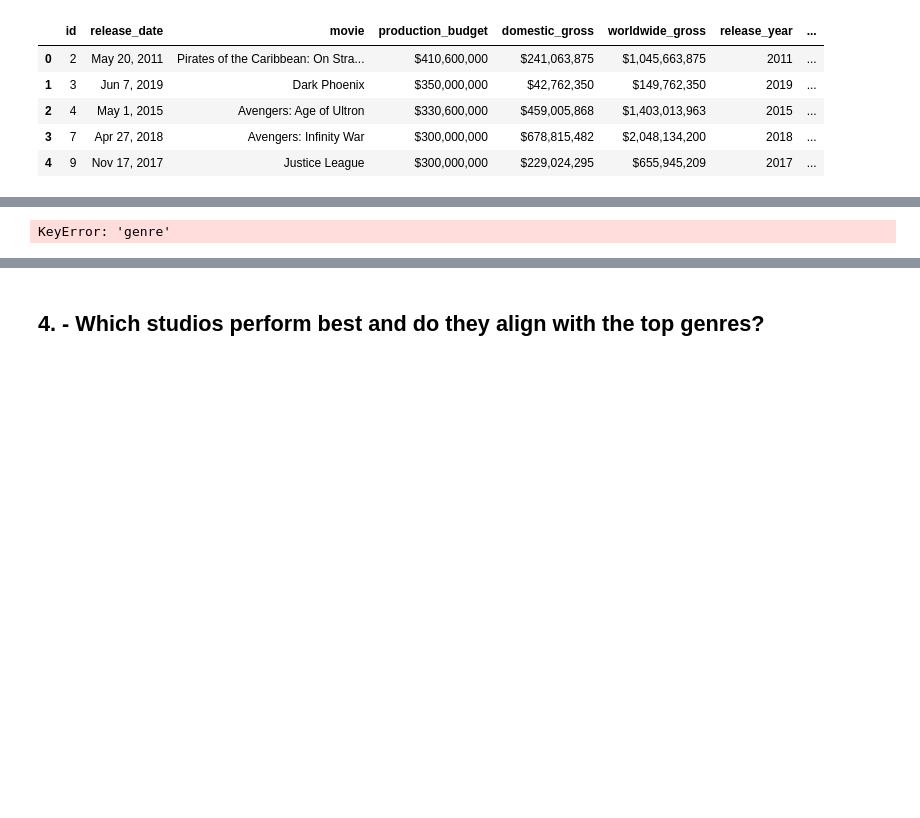
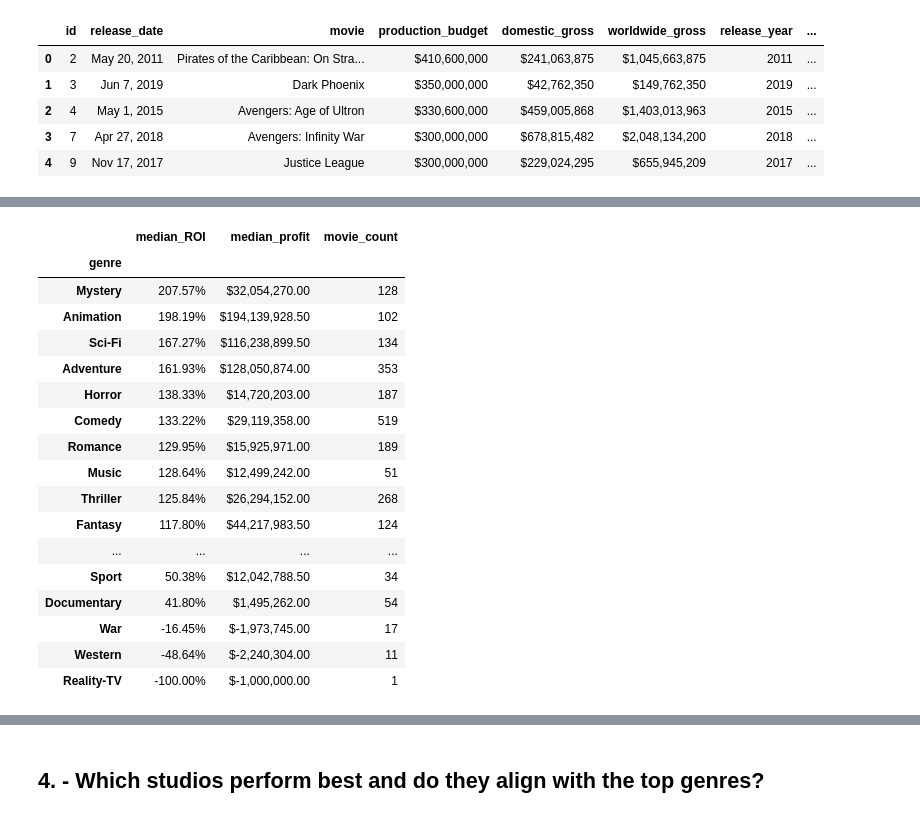
Before and after one commit to arlenestanley1/dsc-module-3-project-v3, a Jupyter notebook: student.ipynb, the cells around one changed output, grey strips where cells are left out. Cells and saved outputs as stored; diff of their text form; code cells hidden in the pictures; blank space fills up the shorter version.

```diff
--- a/student.ipynb
+++ b/student.ipynb
@@ -1282,0 +1103,11 @@ genre_df.head()
+# %%
+genre_df = movies_df.copy()
+
+genre_df["genre"] = genre_df["genres"].str.split(",")
+genre_df['profit'] = genre_df['worldwide_gross'] - genre_df['production_budget']
+
+genre_df['ROI'] = (genre_df['profit'] / genre_df['production_budget']) * 100
+
+genre_df = genre_df.explode("genre")
+
+genre_df.head()
@@ -1283,23 +1121,40 @@ genre_df.head()
 # %%
 #8. Now we can calculate the financial performance by genre by grouping the data by genre and calculating the mean of the profit and ROI columns.
 genre_performance = (
-    budgets_df
+    genre_df
     .groupby("genre")
     .agg(
         median_ROI=("ROI", "median"),
         median_profit=("profit", "median"),
         movie_count=("movie", "count")
     )
     .sort_values("median_ROI", ascending=False)
 )
 
 genre_performance.style.format({
     "median_ROI": "{:,.2f}%",
     "median_profit": "${:,.2f}",
     "movie_count": "{:,}"
 })
 # %% [output]
-KeyError: 'genre'
+|  | median_ROI | median_profit | movie_count |
+| genre |  |  |  |
+| Mystery | 207.57% | $32,054,270.00 | 128 |
+| Animation | 198.19% | $194,139,928.50 | 102 |
+| Sci-Fi | 167.27% | $116,238,899.50 | 134 |
+| Adventure | 161.93% | $128,050,874.00 | 353 |
+| Horror | 138.33% | $14,720,203.00 | 187 |
+| Comedy | 133.22% | $29,119,358.00 | 519 |
+| Romance | 129.95% | $15,925,971.00 | 189 |
+| Music | 128.64% | $12,499,242.00 | 51 |
+| Thriller | 125.84% | $26,294,152.00 | 268 |
+| Fantasy | 117.80% | $44,217,983.50 | 124 |
+| ... | ... | ... | ... |
+| Sport | 50.38% | $12,042,788.50 | 34 |
+| Documentary | 41.80% | $1,495,262.00 | 54 |
+| War | -16.45% | $-1,973,745.00 | 17 |
+| Western | -48.64% | $-2,240,304.00 | 11 |
+| Reality-TV | -100.00% | $-1,000,000.00 | 1 |
 # %%
 # We should filter genres with very small sample sizes before making recommendations. Otherwise, a genre could appear to have spectacular ROI based on only one or two movies.
 # A minimum of 20 movies is a good threshold to use for filtering. We can filter the genre_performance dataframe to only include genres with at least 20 movies.
```
Also changed, not shown: parts of 39 cells of this notebook.
